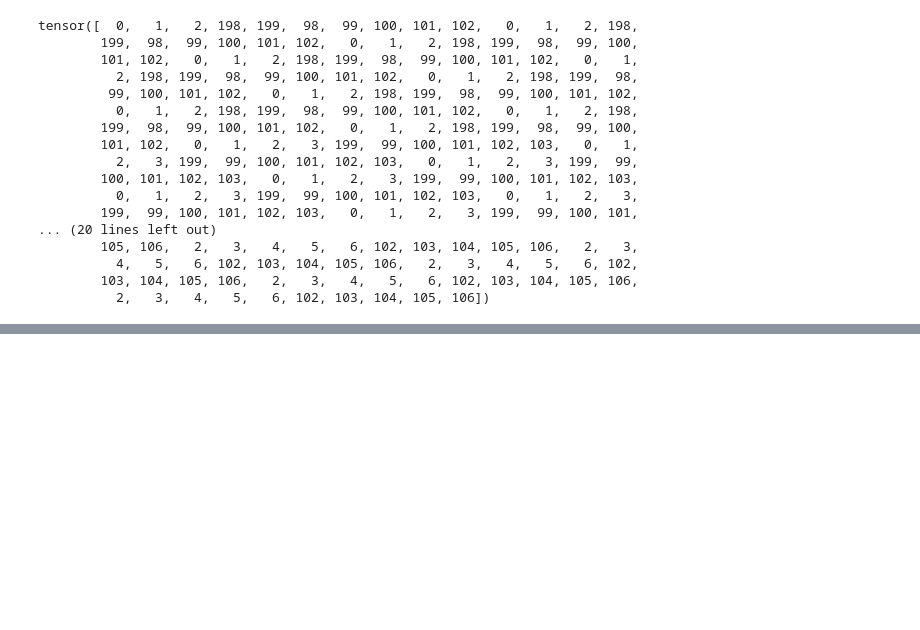
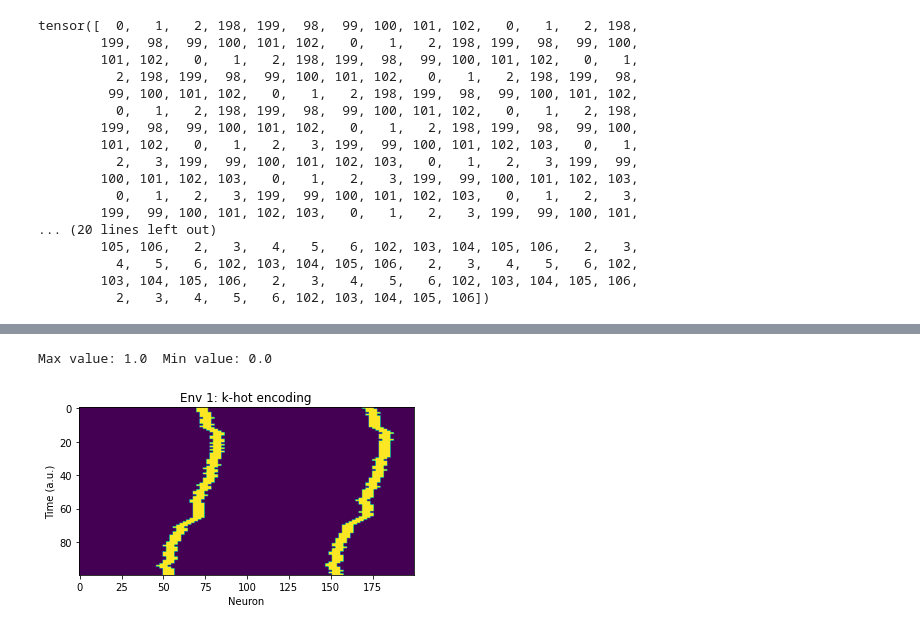
Before and after one commit to margotwagner/HCPrediction, a Jupyter notebook: notebooks/input-explorer.ipynb, the cells around one changed output, grey strips where cells are left out. Drawn from its saved outputs; the diff is of its cells as text; code cells hidden in the pictures; blank space fills up the shorter version.

```diff
--- a/notebooks/input-explorer.ipynb
+++ b/notebooks/input-explorer.ipynb
@@ -388,0 +466,16 @@ tensor([  0,   1,   2, 198, 199,  98,  99, 100, 101, 102,   0,   1,   2, 198,
+# %%
+def to_khot_flat(onehot, k=5):
+    # onehot: (..., T)
+    # returns khot with exactly k ones centered at 1’s index (wrap-around)
+    *prefix, T = onehot.shape
+    khot = torch.zeros_like(onehot)
+    idx = onehot.argmax(dim=-1)  # (...,)
+    offsets = torch.arange(-(k // 2), k - (k // 2), device=onehot.device)  # length k
+    # build indices with wrap
+    idxs = (idx[..., None] + offsets) % T  # (..., k)
+    # scatter
+    ar = torch.arange(idxs.numel(), device=onehot.device)
+    base = ar // k  # flattened batch/time index
+    khot = khot.reshape(-1, T)
+    khot[base, idxs.reshape(-1)] = 1.0
+    return khot.reshape(*prefix, T)
@@ -388,0 +506,4 @@ tensor([  0,   1,   2, 198, 199,  98,  99, 100, 101, 102,   0,   1,   2, 198,
+# %%
+X1, Y1, _ = make_circular_onehot_dataset(T=100, seq_len=200, n_seqs=1)
+X_khot = to_khot_flat(X1, k=7)  # or to_khot_gaussian(X1, sigma_bins=2.5)
+Y_khot = to_khot_flat(Y1, k=7)
@@ -388,0 +514,15 @@ tensor([  0,   1,   2, 198, 199,  98,  99, 100, 101, 102,   0,   1,   2, 198,
+# %%
+print(
+    "Max value:",
+    round(X_khot.max().item(), 3),
+    "\tMin value:",
+    round(X_khot.min().item(), 3),
+)
+plt.imshow(X_khot.reshape((100, 200)))
+plt.xlabel("Neuron")
+plt.ylabel("Time (a.u.)")
+plt.title("Env 1: k-hot encoding")
+plt.show()
+# %% [output]
+Max value: 1.0  Min value: 0.0
+[figure, added]
```
Also changed, not shown: parts of 10 cells of this notebook, 34 other files.
